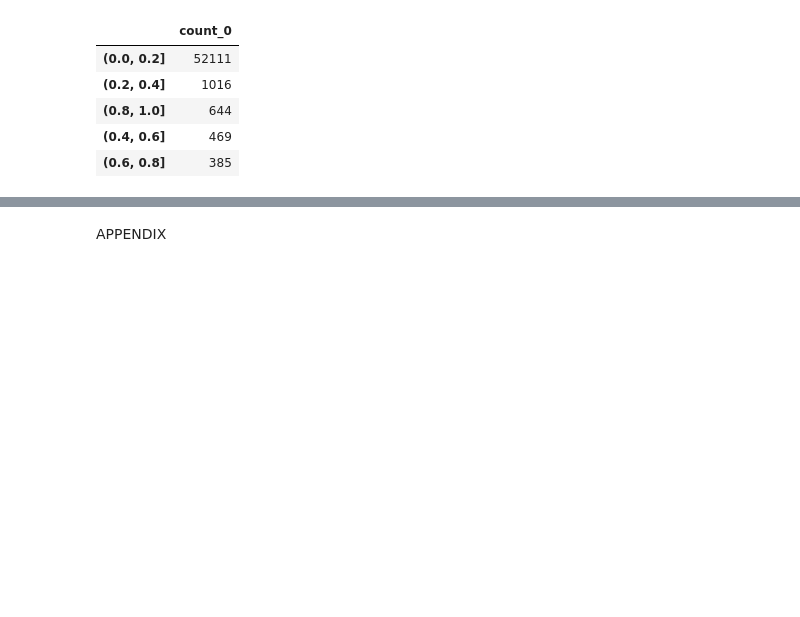
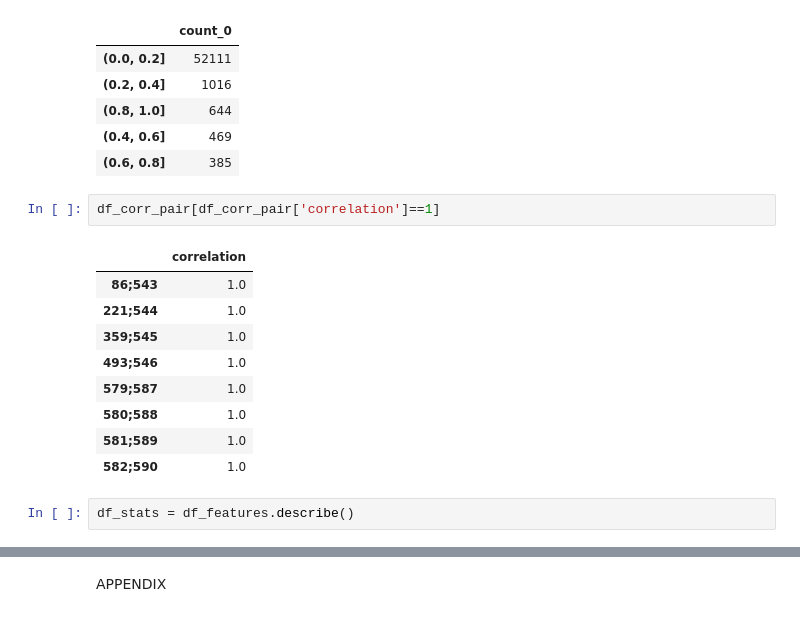
Before and after one commit to hinatanvir/Fault-Detection-SECOM, a Jupyter notebook: Presentation-1-EDA.ipynb, the cells around one changed output, grey strips where cells are left out. Cells and saved outputs as stored; diff of their text form; blank space fills up the shorter version.

```diff
--- a/Presentation-1-EDA.ipynb
+++ b/Presentation-1-EDA.ipynb
@@ -193,3 +255,17 @@ df_corr_pair.apply(lambda x: pd.cut(x, bins=[0,0.2,0.4,0.6,0.8,1]).value_counts(
 | (0.8, 1.0] | 644 |
 | (0.4, 0.6] | 469 |
 | (0.6, 0.8] | 385 |
+# %%
+df_corr_pair[df_corr_pair['correlation']==1]
+# %% [output]
+|  | correlation |
+| 86;543 | 1.0 |
+| 221;544 | 1.0 |
+| 359;545 | 1.0 |
+| 493;546 | 1.0 |
+| 579;587 | 1.0 |
+| 580;588 | 1.0 |
+| 581;589 | 1.0 |
+| 582;590 | 1.0 |
+# %%
+df_stats = df_features.describe()
```
Also changed, not shown: parts of 9 cells of this notebook.
